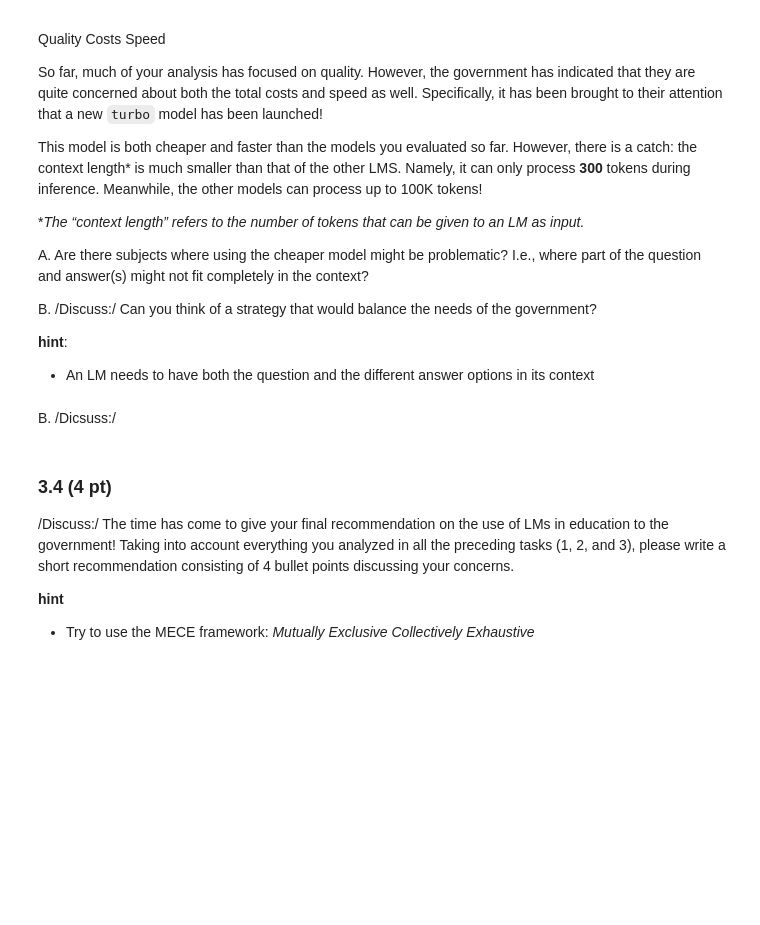
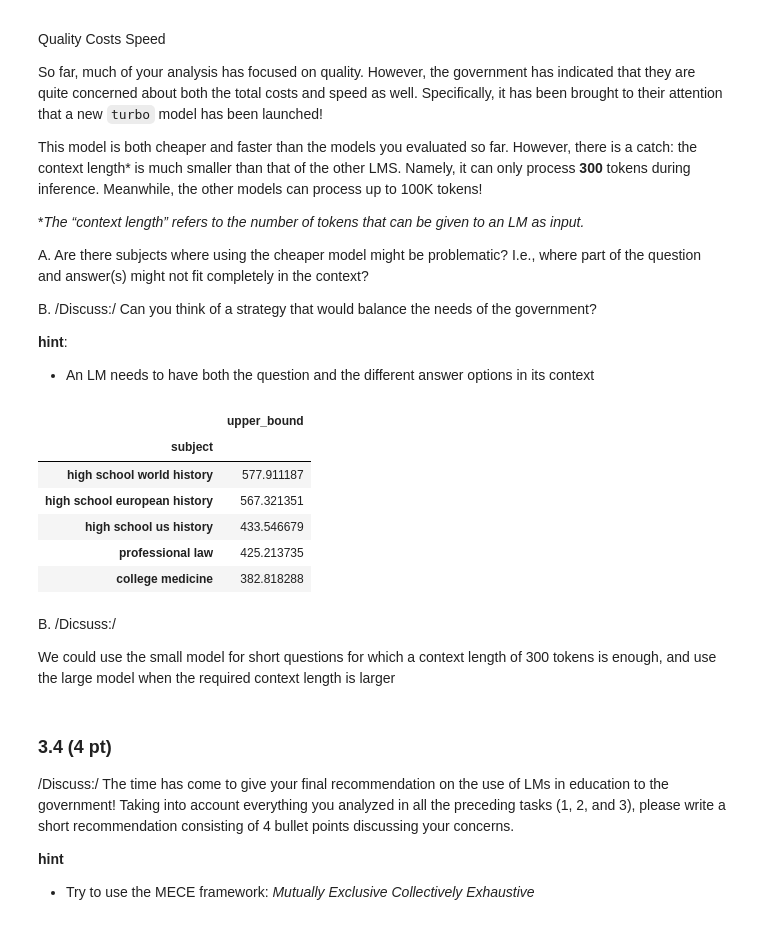
Before and after one commit to dbrantsc-8/Ada_2025, a Jupyter notebook: Homework/01_PROJECT_NEUTRALITY/analysis.ipynb, the cells around one changed output. Saved outputs shown, nothing was run; the diff lists cells and outputs as text; code cells hidden in the pictures; blank space fills up the shorter version.

```diff
--- a/Homework/01_PROJECT_NEUTRALITY/analysis.ipynb
+++ b/Homework/01_PROJECT_NEUTRALITY/analysis.ipynb
@@ -659,8 +659,27 @@ B. /Discuss:/ Can you think of a strategy that would balance the needs of the go
 - An LM needs to have both the question and the different answer options in its context
 # %%
 # A
+# This part gives the same number of total tokens as what I did in the last question
+context_lens = 0
+for a in ['question', 'A', 'B', 'C', 'D']:
+    context_lens += df[a].apply(lambda x: len(tokenize_text(x))).values
+df['context_lens'] = context_lens
+
+x = df.groupby('subject')['context_lens'].describe().reset_index()
+x['upper_bound'] = x['mean'] + 1.96 * x['std'] # 95% CI
+x[x['upper_bound'] > 300].sort_values('upper_bound', ascending = False)[['subject', 'upper_bound']].set_index('subject')
+# %% [output]
+|  | upper_bound |
+| subject |  |
+| high school world history | 577.911187 |
+| high school european history | 567.321351 |
+| high school us history | 433.546679 |
+| professional law | 425.213735 |
+| college medicine | 382.818288 |
 # %% [markdown]
 B. /Dicsuss:/
+
+We could use the small model for short questions for which a context length of 300 tokens is enough, and use the large model when the required context length is larger
 # %% [markdown]
 ### 3.4 (4 pt)
 
```
Also changed, not shown: parts of 1 cell of this notebook.
